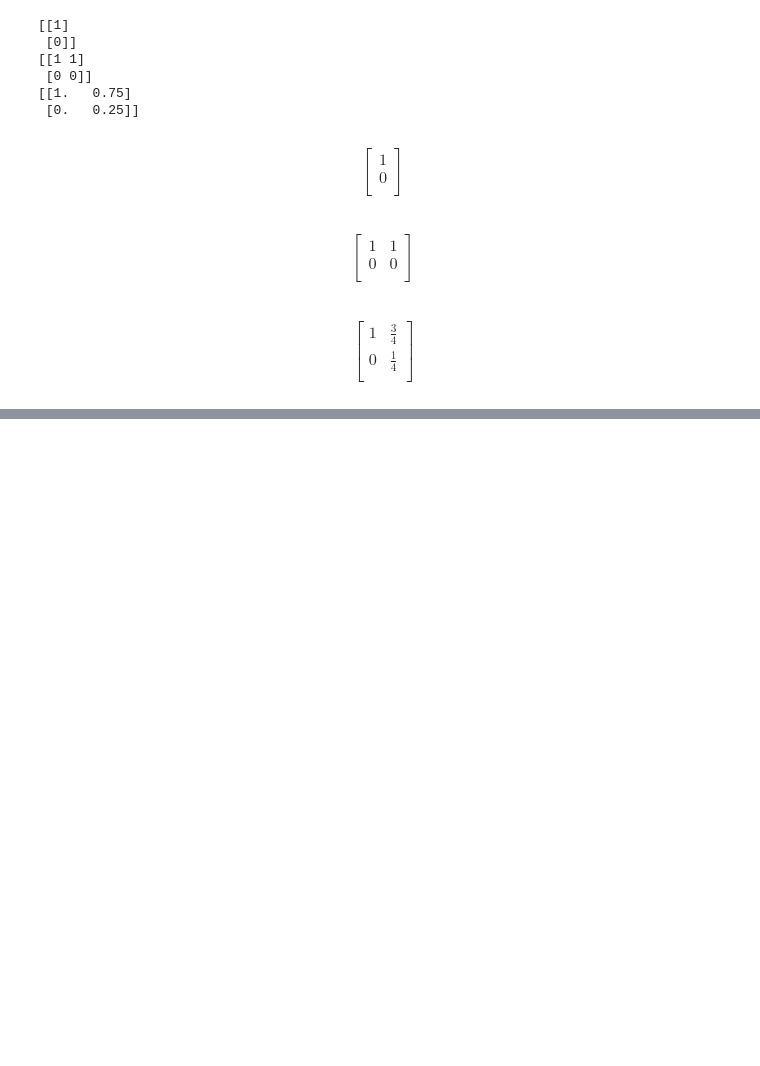
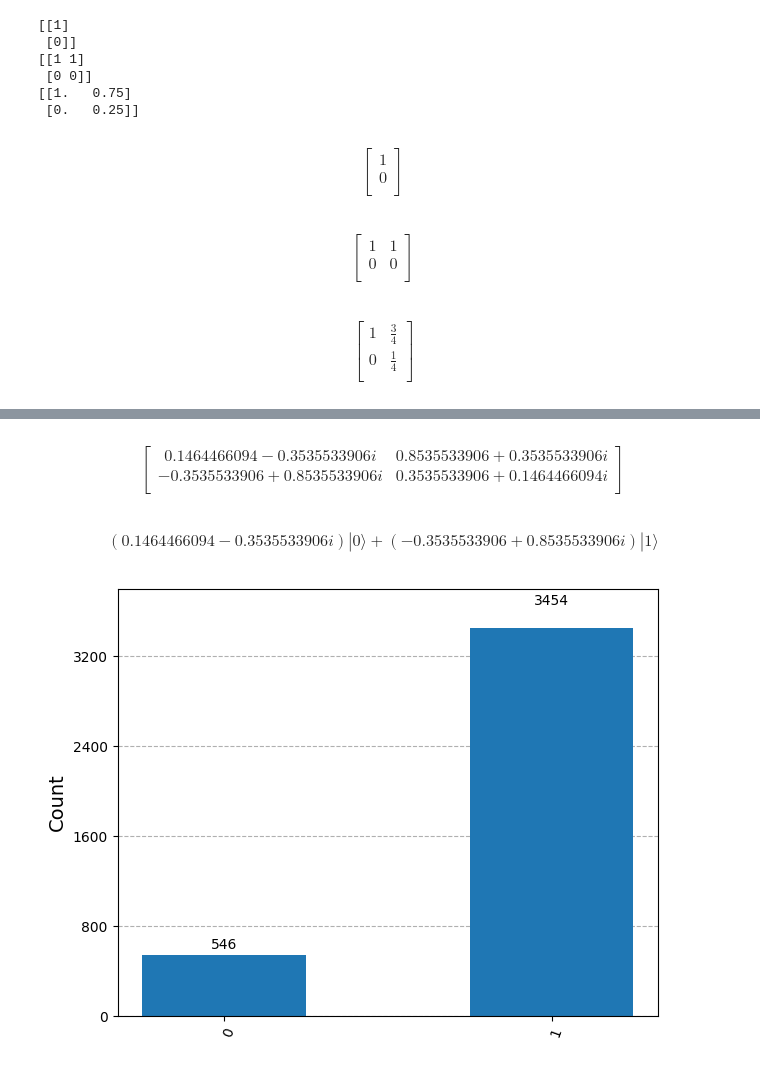
Before and after one commit to zjuadurey/QuantumComputing, a Jupyter notebook: IBMcourse/test.ipynb, the cells around one changed output, grey strips where cells are left out. Cells and saved outputs as stored; diff of their text form; code cells hidden in the pictures; blank space fills up the shorter version.

```diff
--- a/IBMcourse/test.ipynb
+++ b/IBMcourse/test.ipynb
@@ -59,0 +142,20 @@ $$
+# %%
+display(Operator.from_circuit(circuit).draw("latex"))
+# %% [output]
+$$
+\begin{bmatrix}
+0.1464466094 - 0.3535533906 i & 0.8535533906 + 0.3535533906 i  \\
+ -0.3535533906 + 0.8535533906 i & 0.3535533906 + 0.1464466094 i  \\
+ \end{bmatrix}
+$$
+# %%
+ket0 = Statevector([1, 0])
+v = ket0.evolve(circuit)
+display(v.draw("latex"))
+# %% [output]
+$$(0.1464466094 - 0.3535533906 i) |0\rangle+(-0.3535533906 + 0.8535533906 i) |1\rangle$$
+# %%
+statistics = v.sample_counts(4000)
+display(plot_histogram(statistics))
+# %% [output]
+[figure, added]
```
Also changed, not shown: parts of 9 cells of this notebook.
